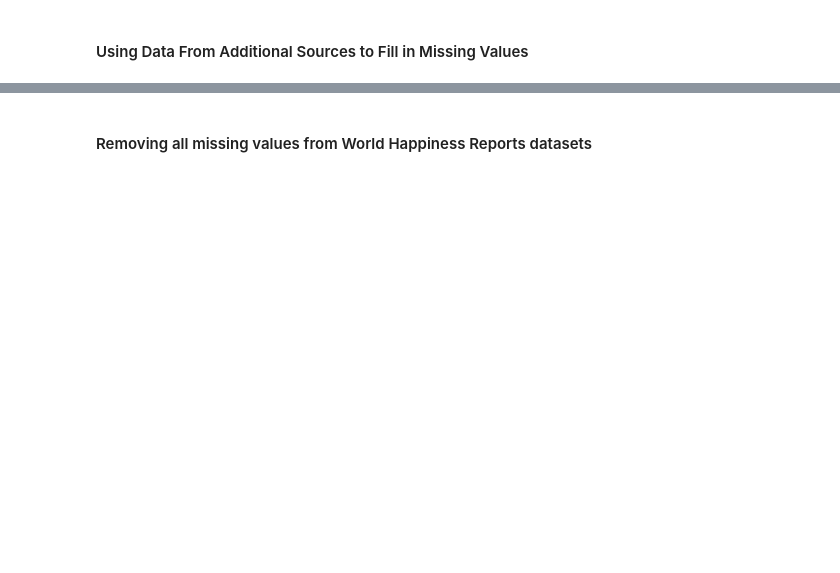
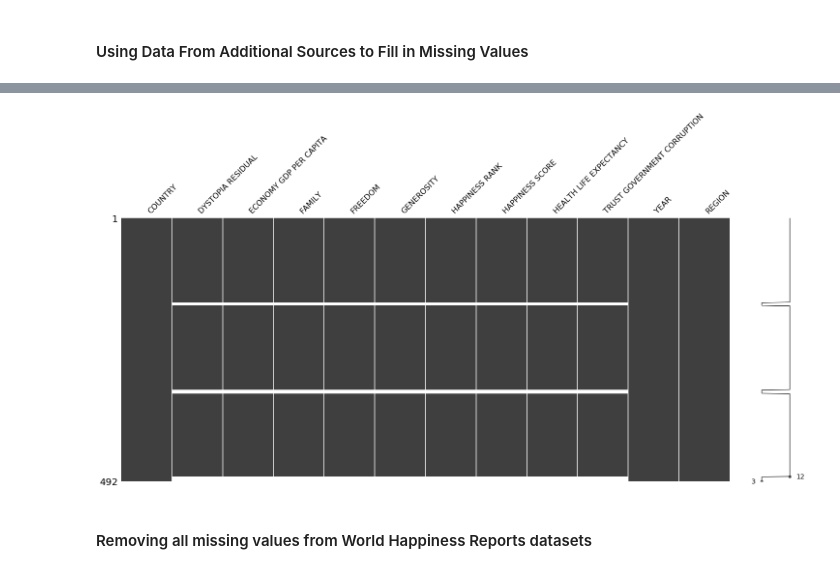
Before and after one commit to evgenursic/python-analitika-2, a Jupyter notebook: Del_03_Pandas_data_cleaning_napredno/03_Pandas_data_cleaning_napredno_CLEAN.ipynb, the cells around one changed output, grey strips where cells are left out. Saved outputs shown, nothing was run; the diff lists cells and outputs as text; code cells hidden in the pictures; blank space fills up the shorter version.

```diff
--- a/Del_03_Pandas_data_cleaning_napredno/03_Pandas_data_cleaning_napredno_CLEAN.ipynb
+++ b/Del_03_Pandas_data_cleaning_napredno/03_Pandas_data_cleaning_napredno_CLEAN.ipynb
@@ -701,5 +1151,5 @@ regions.head(10)
 # %%
-combine_droped = pd.merge(left=combine_droped,
+combined_droped = pd.merge(left=combined_droped,
                          right=regions,
                          on='COUNTRY',
                          how='left')
@@ -708,10 +1173,12 @@ combine_dropped.isnull().sum()
 # %%
-combine_droped = combine_droped.drop('REGION_x', axis=1)
+combined_droped = combined_droped.drop('REGION_x', axis=1)
 # %%
-combine_droped.rename(columns = {'REGION_y':'REGION'}, inplace=True)
+combined_droped.rename(columns = {'REGION_y':'REGION'}, inplace=True)
 # %%
-msno.matrix(combine_droped)
+msno.matrix(combined_droped)
 plt.show()
+# %% [output]
+[figure, added]
 # %% [markdown]
 #### Removing all missing values from World Happiness Reports datasets
 # %%
```
Also changed, not shown: parts of 89 cells of this notebook, 15 other files.
